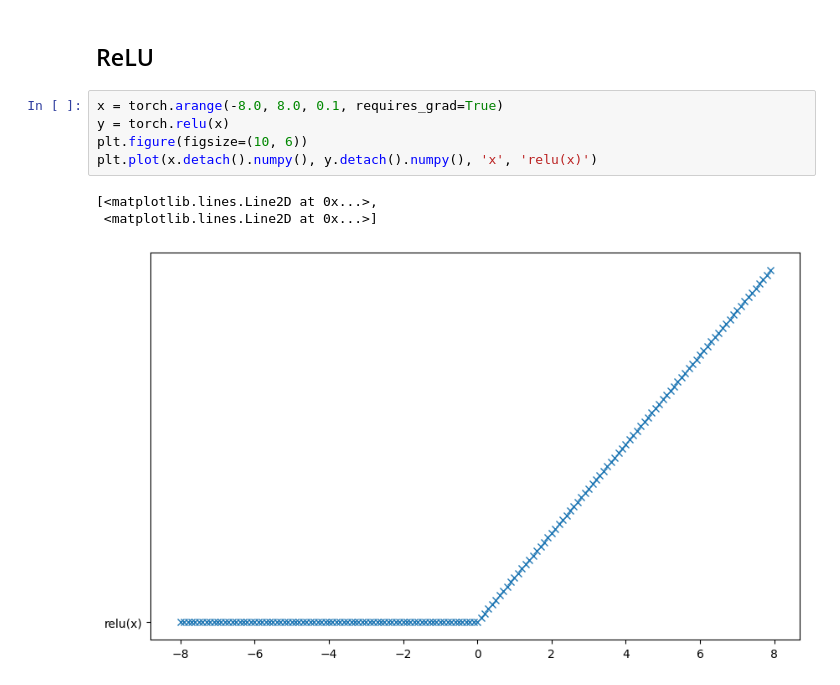
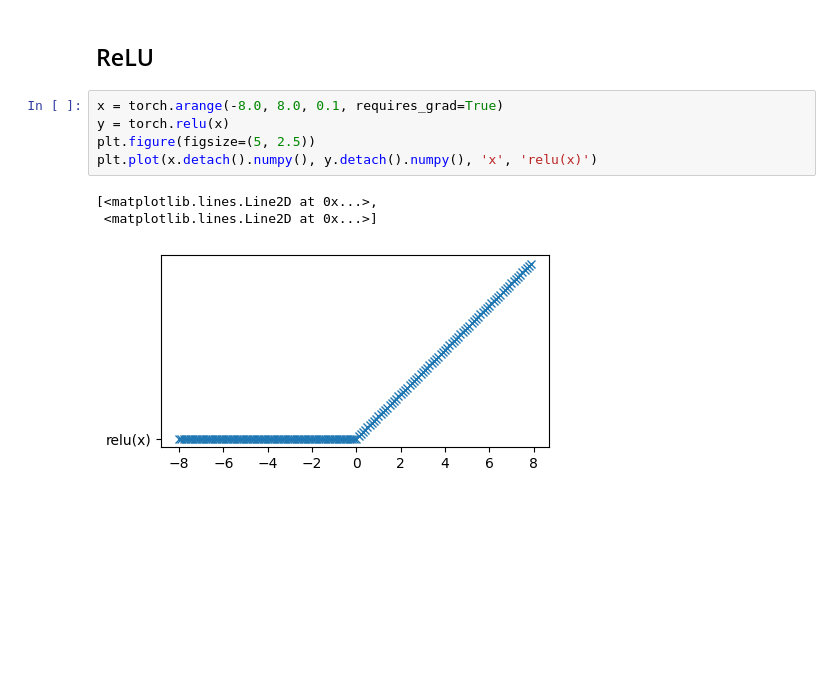
Before and after one commit to ishaanpaul98/Deep-Learning, a Jupyter notebook: Multilayer Perceptrons/mlp.ipynb, the cells around one changed output. Cells and saved outputs as stored; diff of their text form; blank space fills up the shorter version.

```diff
--- a/Multilayer Perceptrons/mlp.ipynb
+++ b/Multilayer Perceptrons/mlp.ipynb
@@ -12,9 +15,9 @@ import matplotlib.pyplot as plt
 # %%
 x = torch.arange(-8.0, 8.0, 0.1, requires_grad=True)
 y = torch.relu(x)
-plt.figure(figsize=(10, 6))
+plt.figure(figsize=(5, 2.5))
 plt.plot(x.detach().numpy(), y.detach().numpy(), 'x', 'relu(x)')
 # %% [output]
 [<matplotlib.lines.Line2D at 0x...>,
  <matplotlib.lines.Line2D at 0x...>]
-[figure, old version]
+[figure, new version]
```
Also changed, not shown: parts of 17 cells of this notebook.
